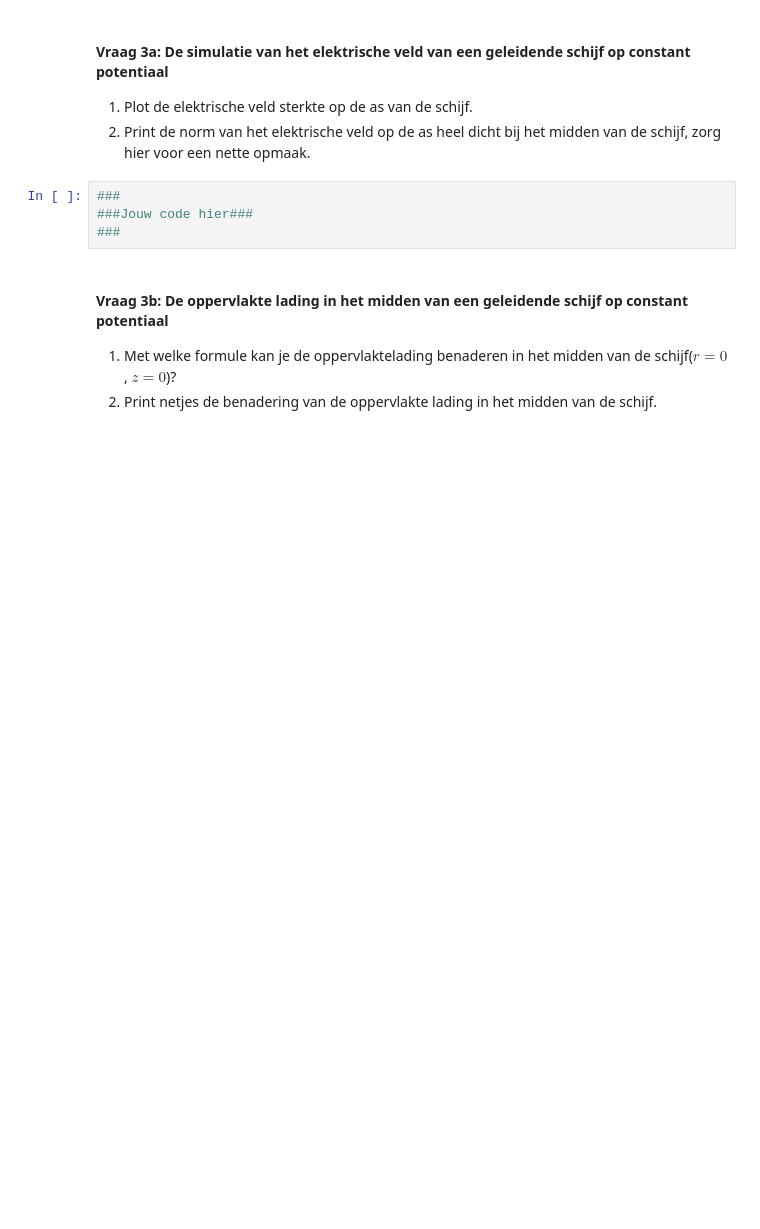
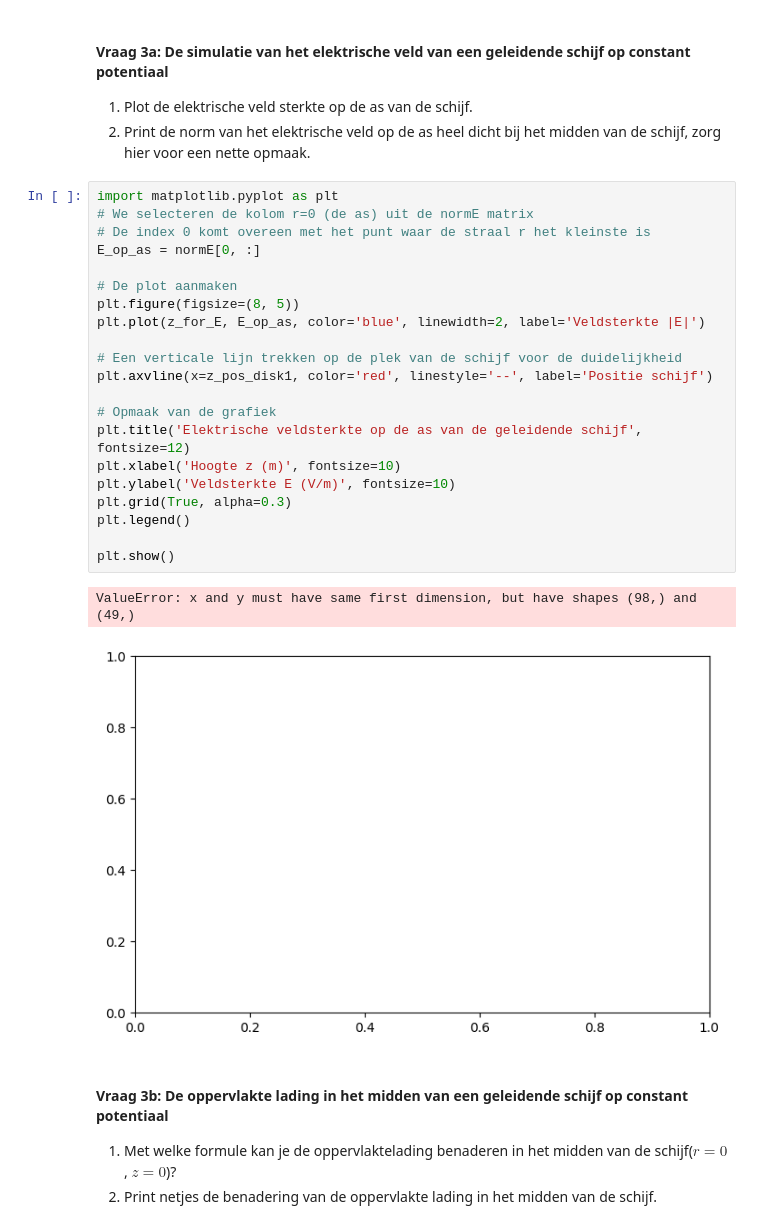
Before and after one commit to Thaverkornvanr/opdrachten-DEF-D, a Jupyter notebook: DigitaleOntwerpopdrachten/1CondensatorOpdracht/CondensatorOntwerpopdracht.ipynb, the cells around one changed output. Cells and saved outputs as stored; diff of their text form; blank space fills up the shorter version.

```diff
--- a/DigitaleOntwerpopdrachten/1CondensatorOpdracht/CondensatorOntwerpopdracht.ipynb
+++ b/DigitaleOntwerpopdrachten/1CondensatorOpdracht/CondensatorOntwerpopdracht.ipynb
@@ -392,9 +396,29 @@ plot_results_disk(Ez, Er, normE, V, r, z, grid_step, disk_radius, z_pos_disk1, z
 1. Plot de elektrische veld sterkte op de as van de schijf.
 2. Print de norm van het elektrische veld op de as heel dicht bij het midden van de schijf, zorg hier voor een nette opmaak.
 # %%
-###
-###Jouw code hier###
-###
+import matplotlib.pyplot as plt
+# We selecteren de kolom r=0 (de as) uit de normE matrix
+# De index 0 komt overeen met het punt waar de straal r het kleinste is
+E_op_as = normE[0, :]
+
+# De plot aanmaken
+plt.figure(figsize=(8, 5))
+plt.plot(z_for_E, E_op_as, color='blue', linewidth=2, label='Veldsterkte |E|')
+
+# Een verticale lijn trekken op de plek van de schijf voor de duidelijkheid
+plt.axvline(x=z_pos_disk1, color='red', linestyle='--', label='Positie schijf')
+
+# Opmaak van de grafiek
+plt.title('Elektrische veldsterkte op de as van de geleidende schijf', fontsize=12)
+plt.xlabel('Hoogte z (m)', fontsize=10)
+plt.ylabel('Veldsterkte E (V/m)', fontsize=10)
+plt.grid(True, alpha=0.3)
+plt.legend()
+
+plt.show()
+# %% [output]
+ValueError: x and y must have same first dimension, but have shapes (98,) and (49,)
+[figure, added]
 # %% [markdown]
 #### Vraag 3b: De oppervlakte lading in het midden van een geleidende schijf op constant potentiaal
 
```
Also changed, not shown: parts of 5 cells of this notebook, 1 other file.
